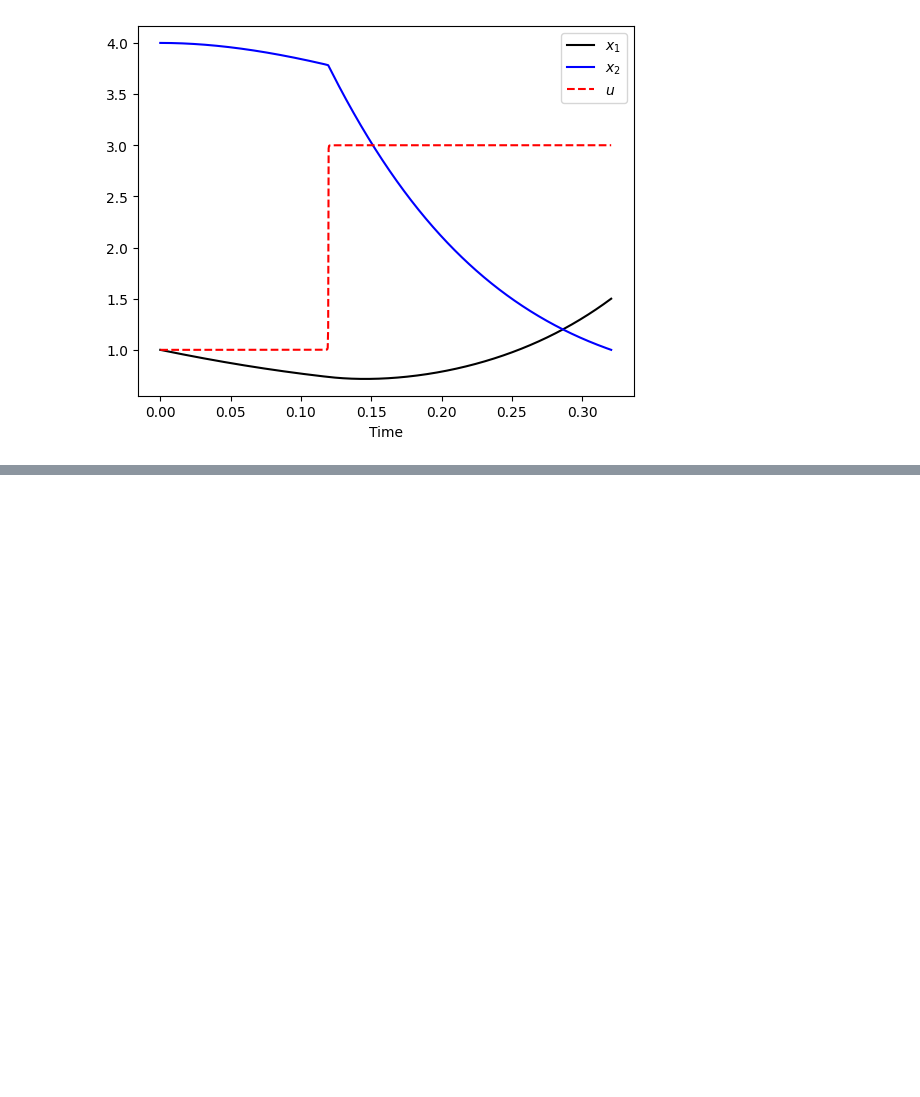
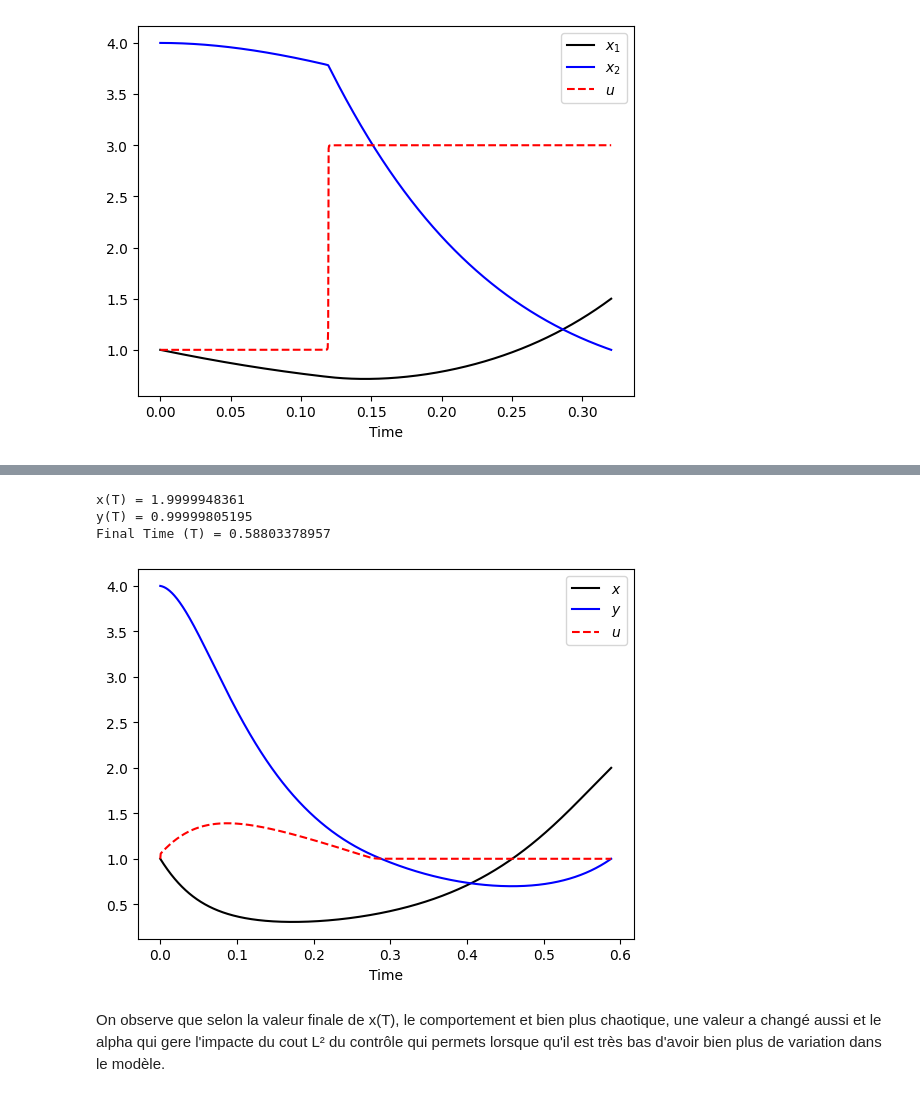
Before and after one commit to InfmathAxel/M2-csmi, a Jupyter notebook: CO/tp1.ipynb, the cells around one changed output, grey strips where cells are left out. Saved outputs shown, nothing was run; the diff lists cells and outputs as text; code cells hidden in the pictures; blank space fills up the shorter version.

```diff
--- a/CO/tp1.ipynb
+++ b/CO/tp1.ipynb
@@ -424,0 +467,59 @@ Final Time (T) = 0.57450472165
+# %%
+a = 2
+alpha = 0.00005
+m = GEKKO()
+nt = 1000
+m.time = np.linspace(0, 10, nt)
+
+# Variables
+x = m.Var(value=1)
+y = m.Var(value=4)
+z = m.Var(value=0)  # coût u(t)^2
+
+p = np.zeros(nt)  # Marquer le point de temps final
+p[-1] = 1.0
+final = m.Param(value=p)
+
+# Temps final à optimiser
+tf = m.FV(value=1.0, lb=0.1, ub=100.0)
+tf.STATUS = 1
+
+# Variable de contrôle
+u = m.MV(value=1, lb=1, ub=3)
+u.STATUS = 1
+
+# Équations du système
+m.Equation(x.dt() == x*tf*(1-y*tf))
+m.Equation(y.dt() == -y*tf*(u*tf-x*tf))
+m.Equation(z.dt() == (u*tf)**2)  # Coût accumulé du contrôle
+
+# Objectif : minimiser combinaison convexe du temps final et du coût de contrôle
+m.Obj(alpha*tf +(1-alpha)*z*final+
+      (y*final-1)**2*1e5+
+      (x*final-a)**2*1e5)
+
+# Options de solution
+m.options.IMODE = 6
+m.solve(disp=False)  # Résoudre
+
+# Afficher les résultats
+print("x(T) =", x.value[-1])
+print("y(T) =", y.value[-1])
+print("Final Time (T) =", tf.value[0])
+
+# Tracer les résultats
+tm = np.linspace(0, tf.value[0], nt)
+plt.figure(1)
+plt.plot(tm, x.value, 'k-', label=r'$x$')
+plt.plot(tm, y.value, 'b-', label=r'$y$')
+plt.plot(tm, u.value, 'r--', label=r'$u$')
+plt.legend(loc='best')
+plt.xlabel('Time')
+plt.show()
+# %% [output]
+x(T) = 1.9999948361
+y(T) = 0.99999805195
+Final Time (T) = 0.58803378957
+[figure, added]
+# %% [markdown]
+On observe que selon la valeur finale de x(T), le comportement et bien plus chaotique, une valeur a changé aussi et le alpha qui gere l'impacte du cout L² du contrôle qui permets lorsque qu'il est très bas d'avoir bien plus de variation dans le modèle.
```
Also changed, not shown: parts of 5 cells of this notebook.
